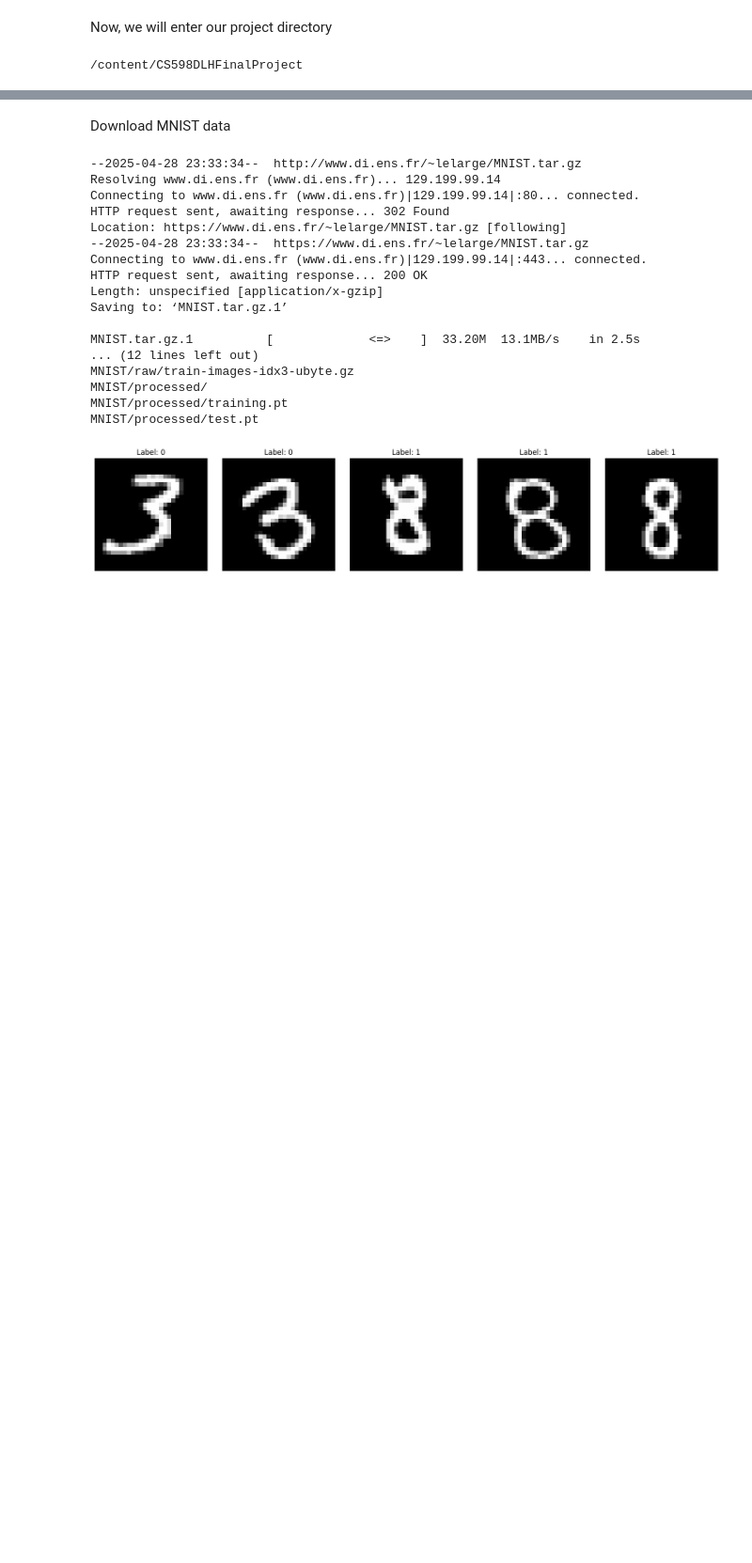
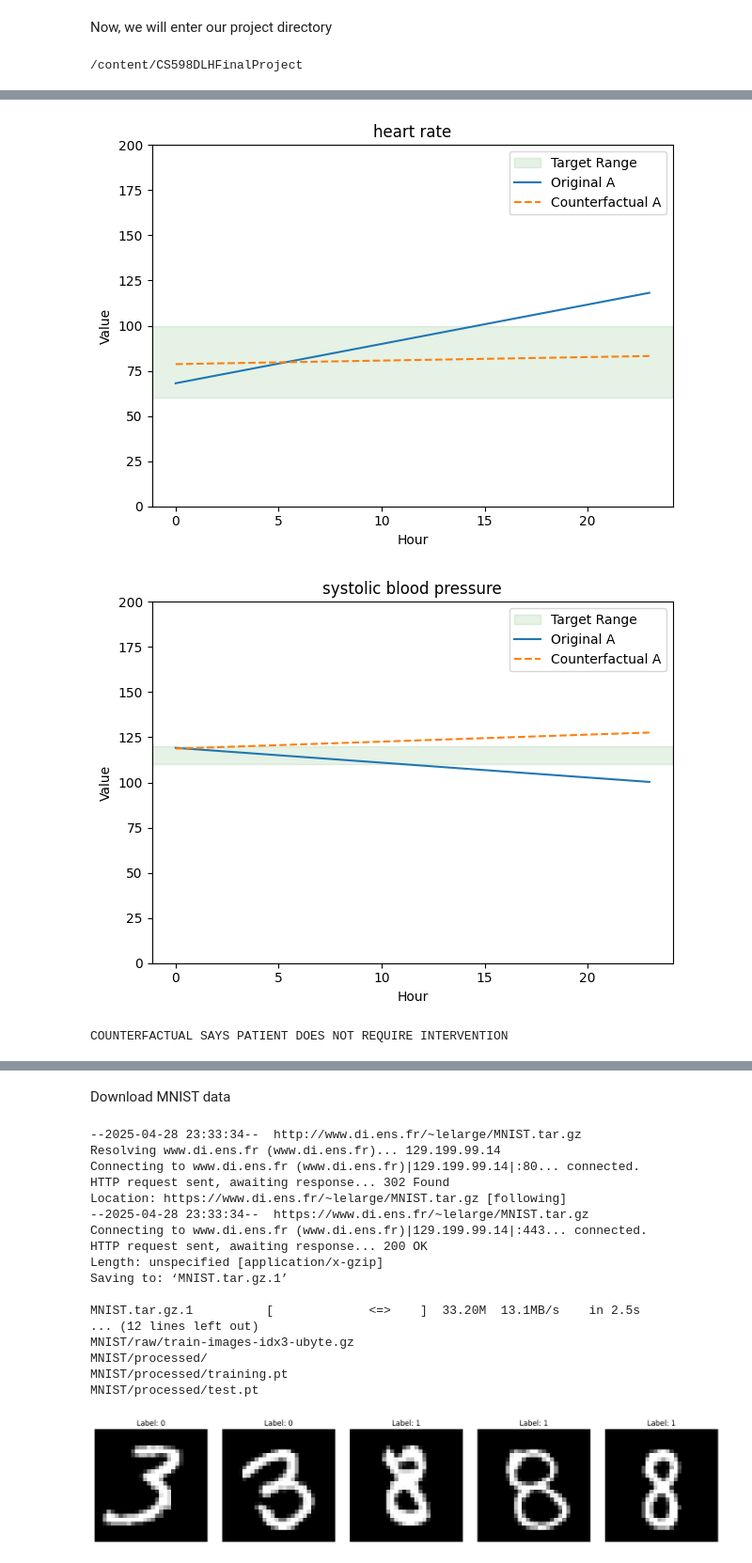
Before and after one commit to zubairlalani/CS598DLHFinalProject, a Jupyter notebook: DLHFinalProject.ipynb, the cells around one changed output, grey strips where cells are left out. Shown: that part at 94% size. Cells and saved outputs as stored; diff of their text form; code cells hidden in the pictures; blank space fills up the shorter version.

```diff
--- a/DLHFinalProject.ipynb
+++ b/DLHFinalProject.ipynb
@@ -62,0 +610,4 @@ class MnistDataloader:
+# %%
+X_VAL, YRANK_VAL, YINTV_VAL = create_pairs(x_val_concat, y_val, 20000)
+# %%
+X_TEST, YRANK_TEST, YINTV_TEST = create_pairs(x_test_concat, y_test, 20000)
@@ -62,0 +1034,14 @@ class MnistDataloader:
+# %%
+test_loss, _, _, acc_cf, auc_cf, conf_cf = evaluate_vae(device, model, optimizer, criterion, criterion_cf,
+                                                        criterion_x, loss_wt, bs, lr, epochs, epochs, X_TRAIN,
+                                                        YINTV_TRAIN)
+val_loss, _, _, val_acc_cf, val_auc_cf, val_conf_cf = evaluate_vae(device, model, optimizer, criterion,
+                                                                   criterion_cf, criterion_x, loss_wt, bs, lr, epochs,
+                                                                   epochs, X_VAL, YINTV_VAL)
+print('=' * 95)
+print(
+    '|end of training {:3d}| time: {:5.2f}s| test loss {:5.2f} | test acc {:5.2f} | test auc {:5.2f} | '.format(epochs,
+                                                                                                                time.time() - epoch_start_time,
+                                                                                                                test_loss,
+                                                                                                                acc_cf,
+                                                                                                                auc_cf))
@@ -62,0 +1090,53 @@ class MnistDataloader:
+# %%
+def unnormalize_slope_intercept(m_norm, b_norm, feature_min, feature_max):
+    scale = feature_max - feature_min
+    m = m_norm * scale
+    b = b_norm * scale + feature_min
+    return m, b
+
+def createFeaturePlotsAndEvaluateValidity(DATA, idx, feature_idx, feature_name, ylim, green_band):
+  # Extract slope and intercept of a given feature and plot it
+  # windowIdx = 1
+
+  # feature_idx = 1
+  slopeA = DATA[windowIdx][feature_idx][0]
+  interceptA = DATA[windowIdx][feature_idx + time_series_col][0]
+  m, b = unnormalize_slope_intercept(slopeA, interceptA, feature_mins[feature_name][0], feature_maxs[feature_name][0])
+
+  # Generate counterfactual for this patient
+  patientAFeatures = DATA[windowIdx, :, 0]
+  patientAFeatures = torch.tensor(patientAFeatures, dtype=torch.float32).unsqueeze(0)
+  model.eval()
+  with torch.no_grad():
+      recon_xA, mu, logvar, pred_s1 = model(patientAFeatures)
+
+  recon_np = recon_xA.cpu().numpy().squeeze()
+  sm = nn.Softmax(1)
+  prob_cf = sm(pred_s1)
+  _, predicted_cf = torch.max(prob_cf, 1)
+
+  # Get slope-intercept form for the output of the reconstruction of the input features
+  slopeCF = recon_np[feature_idx]
+  interceptCF = recon_np[feature_idx + time_series_col]
+  mcf, bcf = unnormalize_slope_intercept(slopeCF, interceptCF, feature_mins[feature_name][0], feature_maxs[feature_name][0])
+  plot_line(m, b, mcf, bcf, feature_name, ylim, green_band)
+
+  return predicted_cf
+
+window_idx = 1
+predicted_cf = createFeaturePlotsAndEvaluateValidity(X_TEST, window_idx, 1, "heart rate", (0, 200), (60, 100))
+predicted_cf = createFeaturePlotsAndEvaluateValidity(X_TEST, window_idx, 3, "systolic blood pressure", (0, 200), (110, 120))
+
+intvA = YINTV_TEST[windowIdx][0] # whether or not patient A required intervention
+
+if intvA == 1:
+  print("PATIENT REQUIRED INTERVENTION")
+
+if predicted_cf == 1:
+  print("COUNTERFACTUAL SAYS PATIENT DOES REQUIRE INTERVENTION")
+else:
+  print("COUNTERFACTUAL SAYS PATIENT DOES NOT REQUIRE INTERVENTION")
+# %% [output]
+[figure, added]
+[figure, added]
+COUNTERFACTUAL SAYS PATIENT DOES NOT REQUIRE INTERVENTION
```
Also changed, not shown: parts of 213 cells of this notebook.
